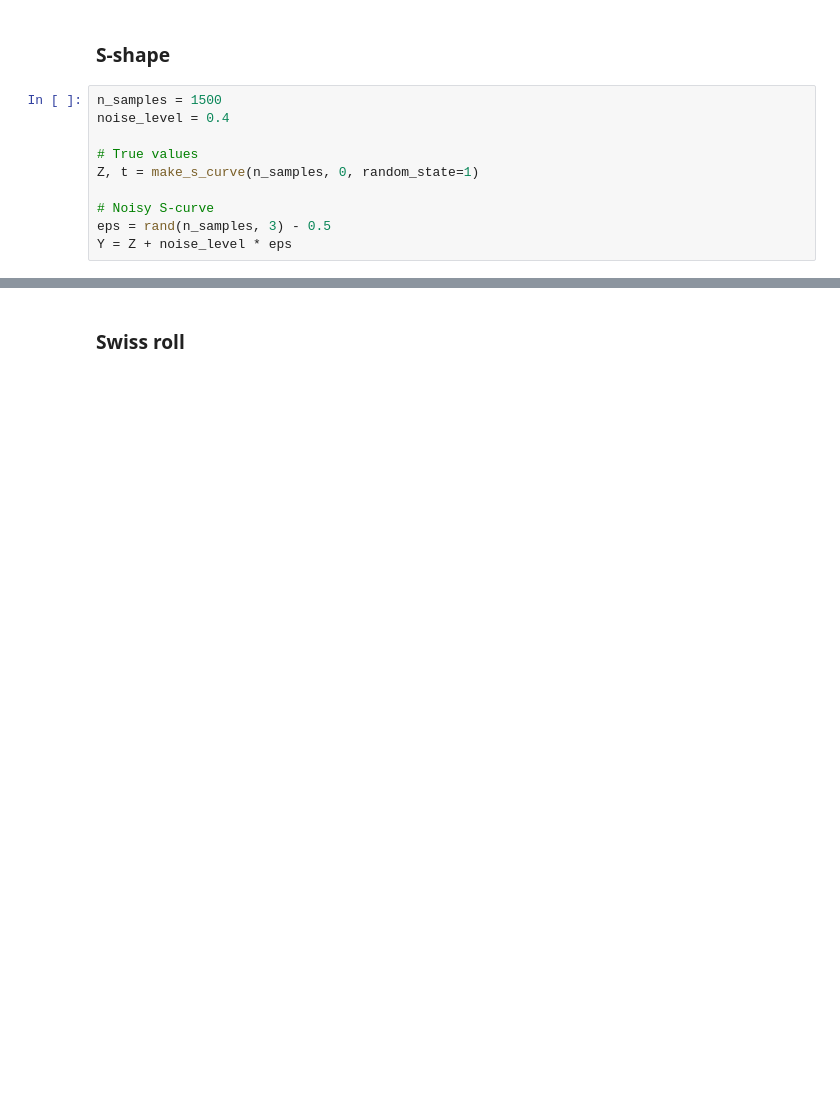
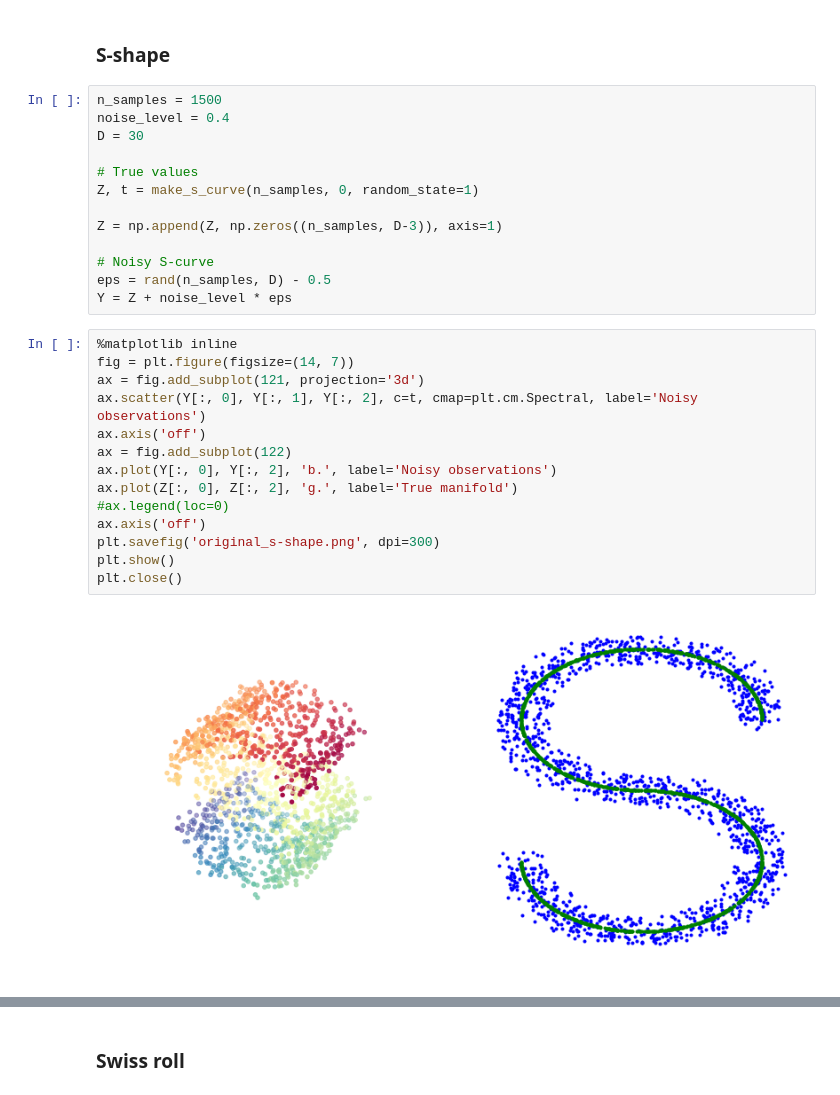
Before and after one commit to npuchkin/SAME, a Jupyter notebook: SAME_manifold_denoising.ipynb, the cells around one changed output, grey strips where cells are left out. Saved outputs shown, nothing was run; the diff lists cells and outputs as text; blank space fills up the shorter version.

```diff
--- a/SAME_manifold_denoising.ipynb
+++ b/SAME_manifold_denoising.ipynb
@@ -90,10 +145,29 @@ def SAME(Y, projectors_list, bandwidths_list, d, tau, gamma=4.0):
 # %%
 n_samples = 1500
 noise_level = 0.4
+D = 30
 
 # True values
 Z, t = make_s_curve(n_samples, 0, random_state=1)
 
+Z = np.append(Z, np.zeros((n_samples, D-3)), axis=1)
+
 # Noisy S-curve
-eps = rand(n_samples, 3) - 0.5
+eps = rand(n_samples, D) - 0.5
 Y = Z + noise_level * eps
+# %%
+%matplotlib inline
+fig = plt.figure(figsize=(14, 7))
+ax = fig.add_subplot(121, projection='3d')
+ax.scatter(Y[:, 0], Y[:, 1], Y[:, 2], c=t, cmap=plt.cm.Spectral, label='Noisy observations')
+ax.axis('off')
+ax = fig.add_subplot(122)
+ax.plot(Y[:, 0], Y[:, 2], 'b.', label='Noisy observations')
+ax.plot(Z[:, 0], Z[:, 2], 'g.', label='True manifold')
+#ax.legend(loc=0)
+ax.axis('off')
+plt.savefig('original_s-shape.png', dpi=300)
+plt.show()
+plt.close()
+# %% [output]
+[figure, added]
```
Also changed, not shown: parts of 23 cells of this notebook.
